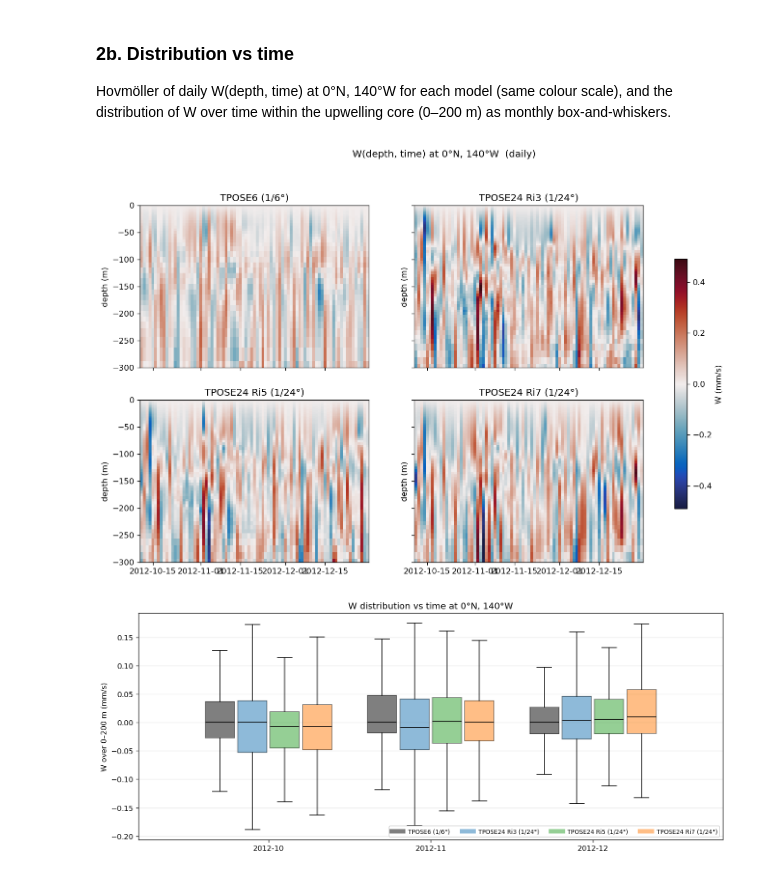
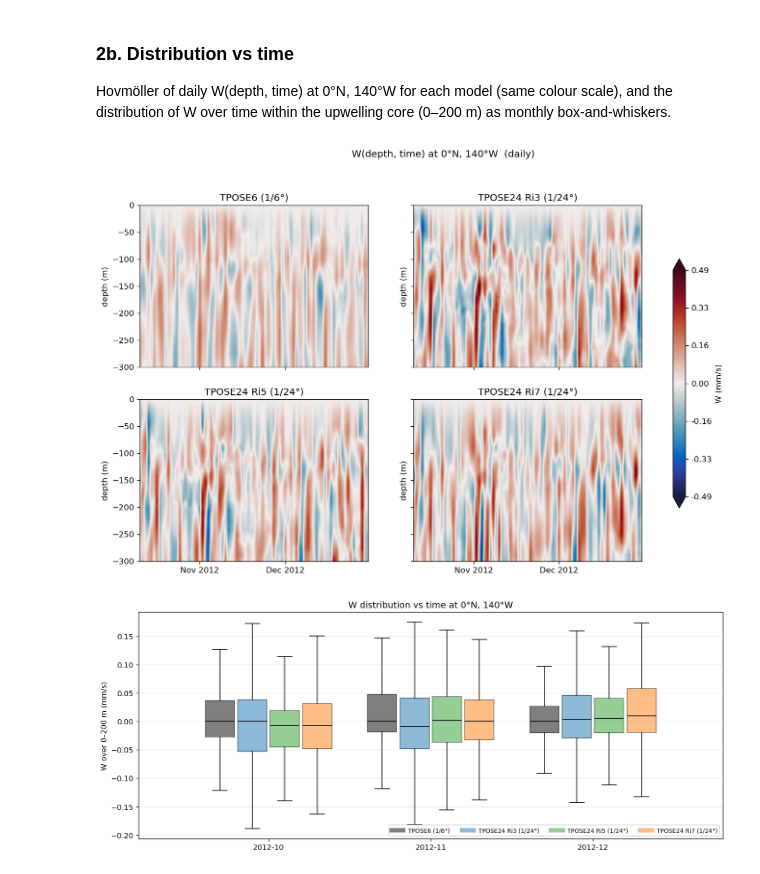
Before and after one commit to eldavenport/tpose24-validation, a Jupyter notebook: vertical_velocity/notebook_wvel_resolution.ipynb, the cells around one changed output. Drawn from its saved outputs; the diff is of its cells as text; code cells hidden in the pictures.

Commit message:
adding maps and updating vertical velocity comparison figures

```diff
--- a/vertical_velocity/notebook_wvel_resolution.ipynb
+++ b/vertical_velocity/notebook_wvel_resolution.ipynb
@@ -16,6 +16,7 @@ The high-resolution runs output 3-hourly and the low-resolution run daily; for
 the point distributions and mean profiles every series is reduced to daily means
 so the comparison is at a common cadence.
 # %%
+import os
 import warnings
 import numpy as np
 import xarray as xr
@@ -23,11 +24,14 @@ import pandas as pd
 import matplotlib.pyplot as plt
 import matplotlib.animation as animation
 import cmocean.cm as cmo
-import wvel_utils as wu
+import vertical_velocity.wvel_utils as wu
 warnings.filterwarnings('ignore')
 
 %matplotlib inline
 plt.rcParams['figure.dpi'] = 120
+
+# Set True to (re)build the ~100 m animations; when False, existing GIFs are kept.
+REGEN_GIFS = False
 
 ORDER  = wu.MODEL_ORDER                       # TP6, Ri3, Ri5, Ri7
 COLORS = {'TP6': 'k', 'Ri3': 'tab:blue', 'Ri5': 'tab:green', 'Ri7': 'tab:orange'}
@@ -177,20 +187,27 @@ Hovmöller of daily W(depth, time) at 0°N, 140°W for each model (same colour
 scale), and the distribution of W over time within the upwelling core (0–200 m)
 as monthly box-and-whiskers.
 # %%
+import matplotlib.dates as mdates
+
 vh = max(float(np.nanpercentile(np.abs(WCOL[m].values), 99)) for m in ORDER)
 vh = round(vh, 2)
+levels = np.linspace(-vh, vh, 150)
+cticks = np.linspace(-vh, vh, 7)
 fig, axes = plt.subplots(2, 2, figsize=(14, 8), sharex=True, sharey=True)
 for ax, m in zip(axes.ravel(), ORDER):
     w = WCOL[m]
-    pm = ax.pcolormesh(w.time.values, DEPTH[m], w.values.T, cmap=cmo.balance,
-                       vmin=-vh, vmax=vh, shading='auto')
+    t = mdates.date2num(pd.to_datetime(w.time.values))
+    cf = ax.contourf(t, DEPTH[m], w.values.T, levels=levels, cmap=cmo.balance, extend='both')
     ax.set_ylim(-300, 0); ax.set_title(LABEL[m]); ax.set_ylabel('depth (m)')
-cb = fig.colorbar(pm, ax=axes, shrink=0.7); cb.set_label('W (mm/s)')
+    ax.xaxis.set_major_locator(mdates.MonthLocator())
+    ax.xaxis.set_major_formatter(mdates.DateFormatter('%b %Y'))
+cb = fig.colorbar(cf, ax=axes, shrink=0.7, ticks=cticks, format='%.2f')
+cb.set_label('W (mm/s)')
 fig.suptitle('W(depth, time) at 0°N, 140°W  (daily)', y=1.0)
 fig.savefig('W_hovmoller_0N140W.png', dpi=140, bbox_inches='tight')
 plt.show()
 # %% [output]
-[figure, old version]
+[figure, new version]
 # %%
 # W distribution over time in the 0-200 m core: monthly box-and-whiskers per model.
 fig, ax = plt.subplots(figsize=(12, 5))
```
Also changed, not shown: parts of 5 cells of this notebook, 6 other files.
